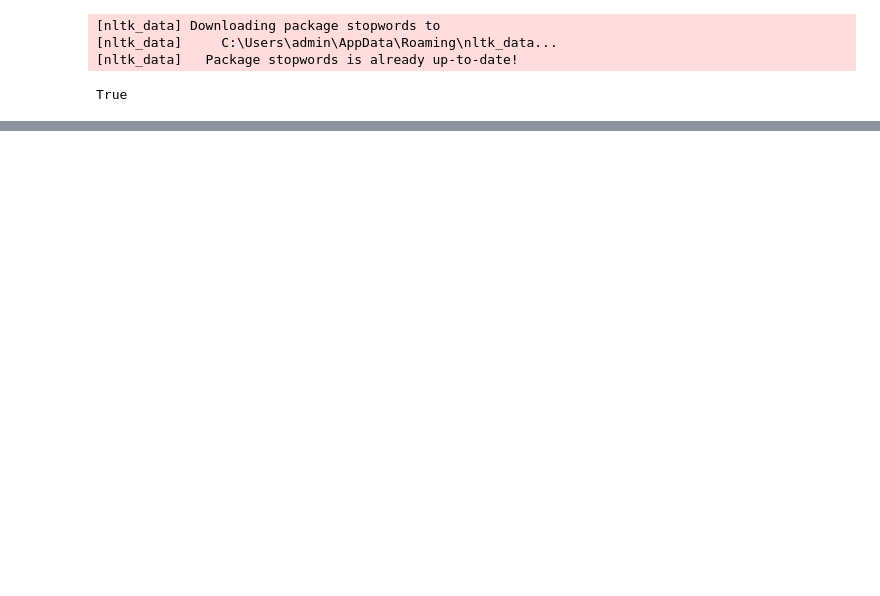
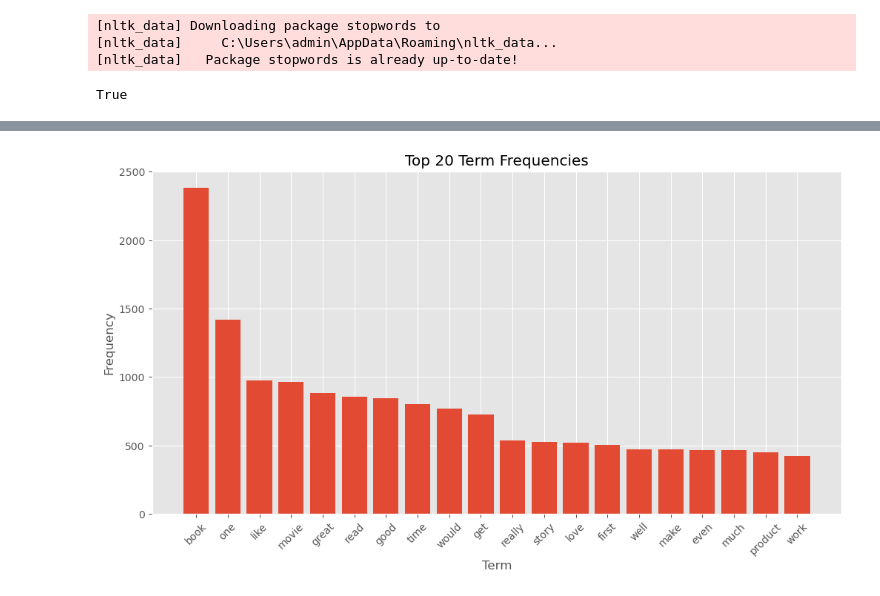
Before and after one commit to nguyenvanhuy0612/DL-1, a Jupyter notebook: Topic-3-Sentiment-Analysis/pre-test5.ipynb, the cells around one changed output, grey strips where cells are left out. Cells and saved outputs as stored; diff of their text form; code cells hidden in the pictures; blank space fills up the shorter version.

```diff
--- a/Topic-3-Sentiment-Analysis/pre-test5.ipynb
+++ b/Topic-3-Sentiment-Analysis/pre-test5.ipynb
@@ -134,0 +89,17 @@ y = df_train['label']
+# %%
+# Vectorize text data using CountVectorizer
+count_vectorizer = CountVectorizer()
+count_matrix = count_vectorizer.fit_transform(X)
+
+# Get term frequencies
+term_frequencies = count_matrix.sum(axis=0).A1
+terms = count_vectorizer.get_feature_names_out()
+
+# Create a DataFrame of terms and their frequencies
+term_freq_df = pd.DataFrame({'term': terms, 'frequency': term_frequencies})
+term_freq_df = term_freq_df.sort_values(by='frequency', ascending=False)
+
+# Display the top 20 terms
+print(term_freq_df.head(20))
+
+del count_vectorizer, count_matrix, term_frequencies, terms
@@ -134,0 +124,11 @@ y = df_train['label']
+# %%
+# Plot term frequencies
+plt.figure(figsize=(12, 6))
+plt.bar(term_freq_df['term'].head(20), term_freq_df['frequency'].head(20))
+plt.xticks(rotation=45)
+plt.title('Top 20 Term Frequencies')
+plt.xlabel('Term')
+plt.ylabel('Frequency')
+plt.show()
+# %% [output]
+[figure, added]
```
Also changed, not shown: parts of 17 cells of this notebook.
